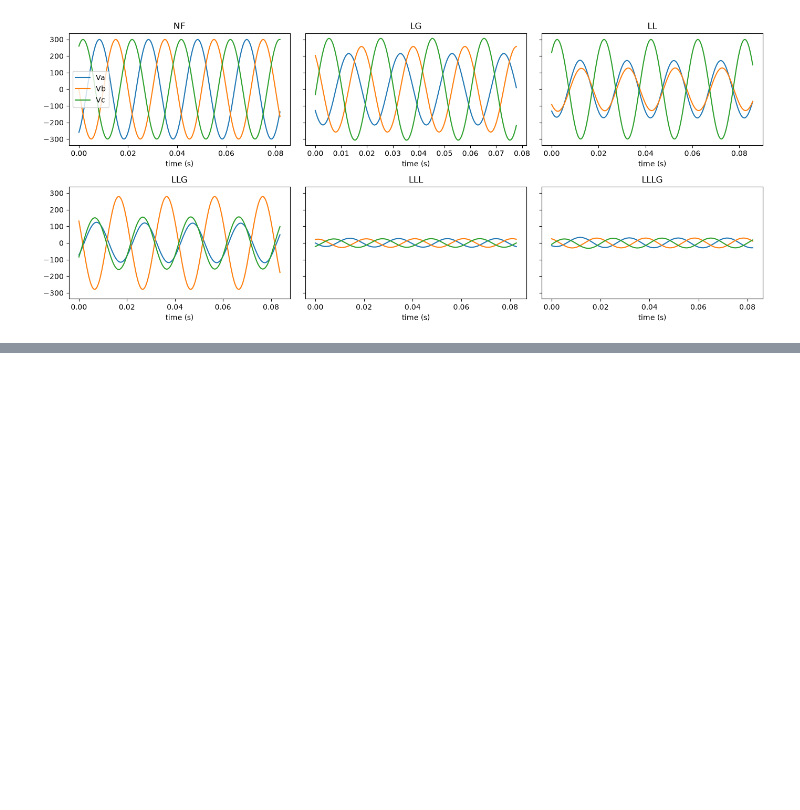
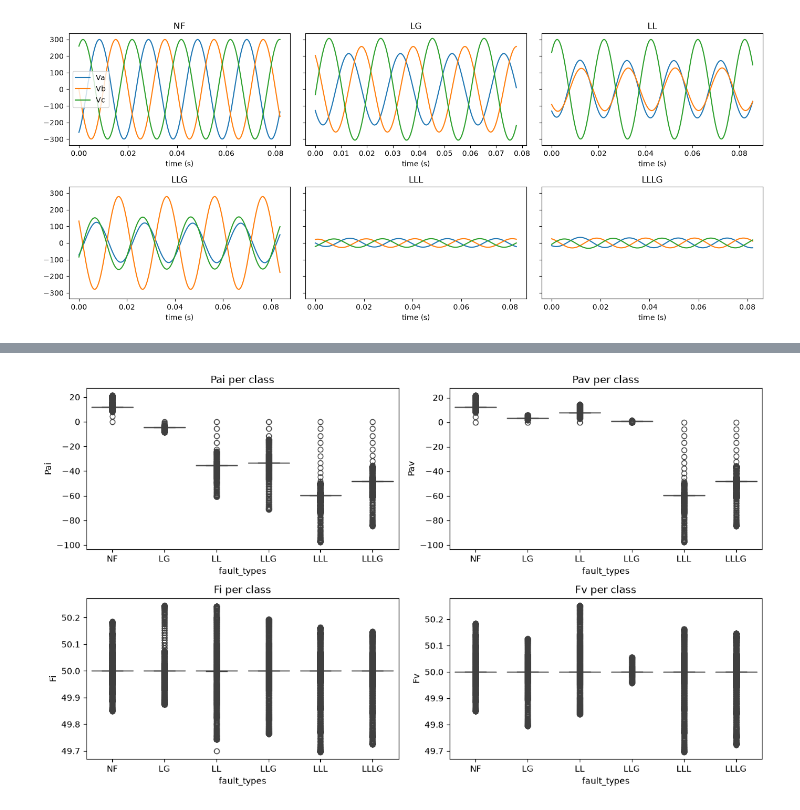
Before and after one commit to Alveera1/ai-grid-fault-classifier, a Jupyter notebook: notebooks/02_visualization.ipynb, the cells around one changed output, grey strips where cells are left out. Cells and saved outputs as stored; diff of their text form; code cells hidden in the pictures; blank space fills up the shorter version.

```diff
--- a/notebooks/02_visualization.ipynb
+++ b/notebooks/02_visualization.ipynb
@@ -95,0 +115,10 @@ plt.show()
+# %%
+fig, axes = plt.subplots(2, 2, figsize=(12, 7))
+for ax, col in zip(axes.ravel(), ["Pai", "Pav", "Fi", "Fv"]):
+    sns.boxplot(data=df, x=TARGET, y=col, order=CLASSES, ax=ax)
+    ax.set_title(f"{col} per class")
+plt.tight_layout()
+plt.savefig("figures/box_angle_freq.png", dpi=200)
+plt.show()
+# %% [output]
+[figure, added]
```
Also changed, not shown: parts of 2 cells of this notebook, 1 other file.
